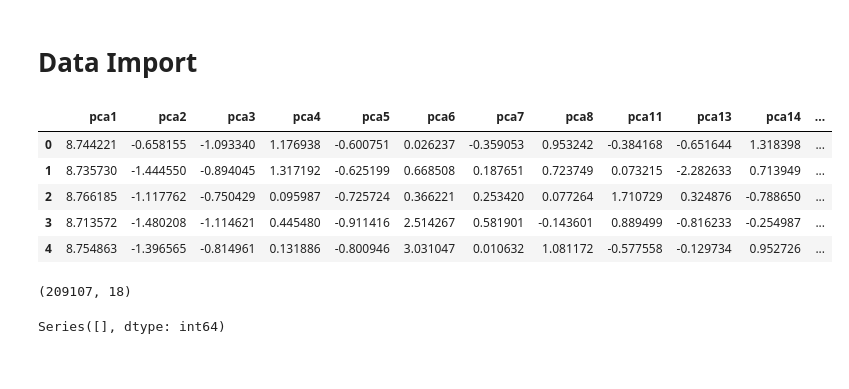
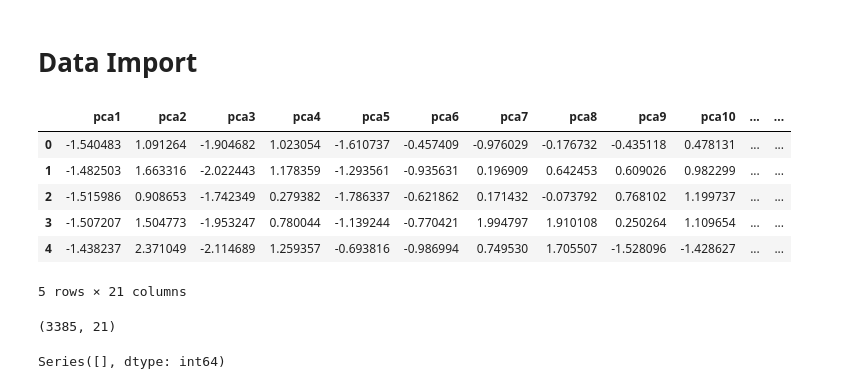
Before and after one commit to UsithaDJay/Intellitrade, a Jupyter notebook: Turning_Points_Forecasting/Turning_Point_Prediction.ipynb, the cells around one changed output. Saved outputs shown, nothing was run; the diff lists cells and outputs as text; code cells hidden in the pictures.

```diff
--- a/Turning_Points_Forecasting/Turning_Point_Prediction.ipynb
+++ b/Turning_Points_Forecasting/Turning_Point_Prediction.ipynb
@@ -64,19 +40,20 @@ from imblearn.over_sampling import ADASYN
 # %% [markdown]
 # Data Import
 # %%
-df=pd.read_csv("/kaggle/input/preprocessed-data/btc_pca.csv")
+df=pd.read_csv("./PCA_data/AAPL.csv")
 df.head()
 # %% [output]
-|  | pca1 | pca2 | pca3 | pca4 | pca5 | pca6 | pca7 | pca8 | pca11 | pca13 | pca14 | ... |
-| 0 | 8.744221 | -0.658155 | -1.093340 | 1.176938 | -0.600751 | 0.026237 | -0.359053 | 0.953242 | -0.384168 | -0.651644 | 1.318398 | ... |
-| 1 | 8.735730 | -1.444550 | -0.894045 | 1.317192 | -0.625199 | 0.668508 | 0.187651 | 0.723749 | 0.073215 | -2.282633 | 0.713949 | ... |
-| 2 | 8.766185 | -1.117762 | -0.750429 | 0.095987 | -0.725724 | 0.366221 | 0.253420 | 0.077264 | 1.710729 | 0.324876 | -0.788650 | ... |
-| 3 | 8.713572 | -1.480208 | -1.114621 | 0.445480 | -0.911416 | 2.514267 | 0.581901 | -0.143601 | 0.889499 | -0.816233 | -0.254987 | ... |
-| 4 | 8.754863 | -1.396565 | -0.814961 | 0.131886 | -0.800946 | 3.031047 | 0.010632 | 1.081172 | -0.577558 | -0.129734 | 0.952726 | ... |
+|  | pca1 | pca2 | pca3 | pca4 | pca5 | pca6 | pca7 | pca8 | pca9 | pca10 | ... | ... |
+| 0 | -1.540483 | 1.091264 | -1.904682 | 1.023054 | -1.610737 | -0.457409 | -0.976029 | -0.176732 | -0.435118 | 0.478131 | ... | ... |
+| 1 | -1.482503 | 1.663316 | -2.022443 | 1.178359 | -1.293561 | -0.935631 | 0.196909 | 0.642453 | 0.609026 | 0.982299 | ... | ... |
+| 2 | -1.515986 | 0.908653 | -1.742349 | 0.279382 | -1.786337 | -0.621862 | 0.171432 | -0.073792 | 0.768102 | 1.199737 | ... | ... |
+| 3 | -1.507207 | 1.504773 | -1.953247 | 0.780044 | -1.139244 | -0.770421 | 1.994797 | 1.910108 | 0.250264 | 1.109654 | ... | ... |
+| 4 | -1.438237 | 2.371049 | -2.114689 | 1.259357 | -0.693816 | -0.986994 | 0.749530 | 1.705507 | -1.528096 | -1.428627 | ... | ... |
+5 rows × 21 columns
 # %%
 print(df.shape)
 # %% [output]
-(209107, 18)
+(3385, 21)
 # %%
 def NaNCheck(data):
   return data.isnull().sum()[data.isnull().sum()>0]
```
Also changed, not shown: parts of 39 cells of this notebook, 1 other file.
